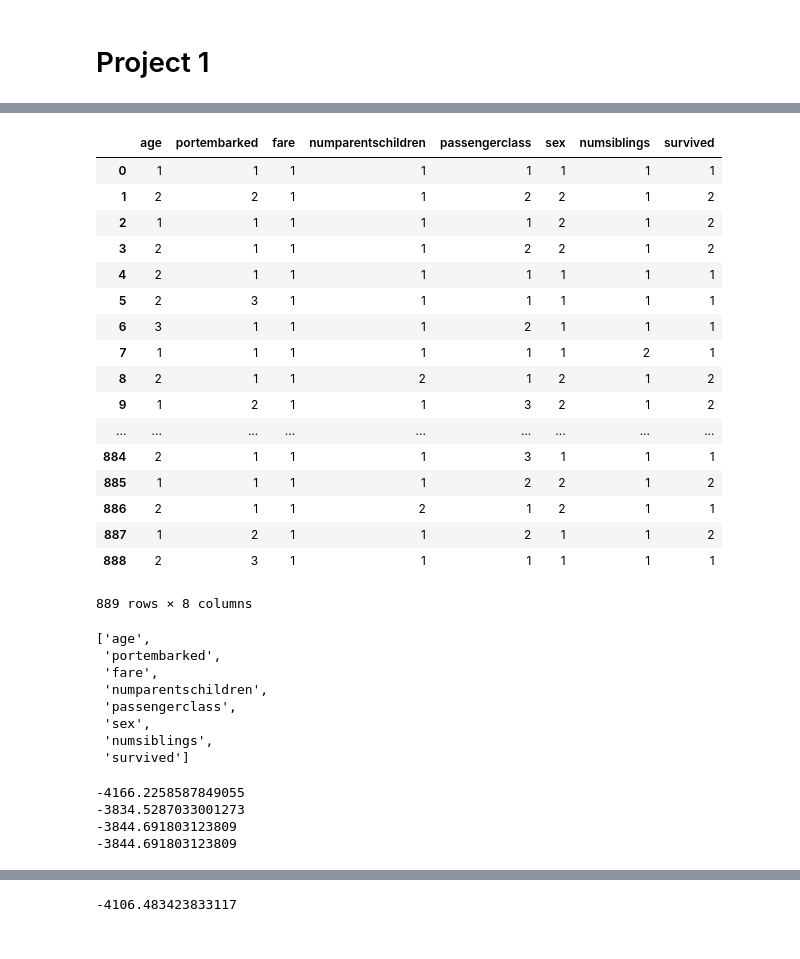
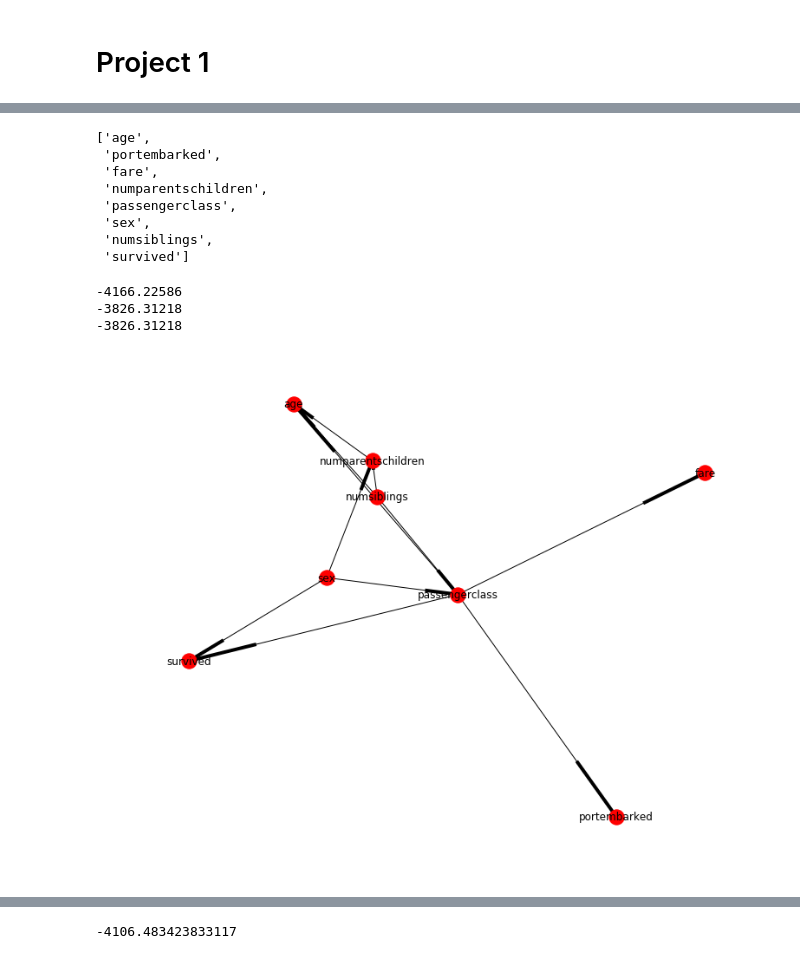
Before and after one commit to christydennison/cs229, a Jupyter notebook: project1.ipynb, the cells around one changed output, grey strips where cells are left out. Saved outputs shown, nothing was run; the diff lists cells and outputs as text; code cells hidden in the pictures.

```diff
--- a/project1.ipynb
+++ b/project1.ipynb
@@ -25,25 +22,5 @@ The autoreload extension is already loaded. To reload it, use:
 # %%
 smallDf = pandas.read_csv('small.csv')
-smallDf
-# %% [output]
-|  | age | portembarked | fare | numparentschildren | passengerclass | sex | numsiblings | survived |
-| 0 | 1 | 1 | 1 | 1 | 1 | 1 | 1 | 1 |
-| 1 | 2 | 2 | 1 | 1 | 2 | 2 | 1 | 2 |
-| 2 | 1 | 1 | 1 | 1 | 1 | 2 | 1 | 2 |
-| 3 | 2 | 1 | 1 | 1 | 2 | 2 | 1 | 2 |
-| 4 | 2 | 1 | 1 | 1 | 1 | 1 | 1 | 1 |
-| 5 | 2 | 3 | 1 | 1 | 1 | 1 | 1 | 1 |
-| 6 | 3 | 1 | 1 | 1 | 2 | 1 | 1 | 1 |
-| 7 | 1 | 1 | 1 | 1 | 1 | 1 | 2 | 1 |
-| 8 | 2 | 1 | 1 | 2 | 1 | 2 | 1 | 2 |
-| 9 | 1 | 2 | 1 | 1 | 3 | 2 | 1 | 2 |
-| ... | ... | ... | ... | ... | ... | ... | ... | ... |
-| 884 | 2 | 1 | 1 | 1 | 3 | 1 | 1 | 1 |
-| 885 | 1 | 1 | 1 | 1 | 2 | 2 | 1 | 2 |
-| 886 | 2 | 1 | 1 | 2 | 1 | 2 | 1 | 1 |
-| 887 | 1 | 2 | 1 | 1 | 2 | 1 | 1 | 2 |
-| 888 | 2 | 3 | 1 | 1 | 1 | 1 | 1 | 1 |
-889 rows × 8 columns
 # %%
 list(smallDf)
 # %% [output]
@@ -135,13 +152,16 @@ def has_cycle(g):
 # %%
-og = initialize(smallDf)
-print(bayes_score(og, smallDf))
+sg = initialize(smallDf)
+print(bayes_score(sg, smallDf))
 
-tg, best_score = k2(og, smallDf, 2)
+osg, best_score = local_search(sg, smallDf, iters=2, debug=False)
 
 print(best_score)
-print(bayes_score(tg, smallDf))
+print(bayes_score(osg, smallDf))
+
+nx.draw(osg, with_labels=True)
+plt.show()
 # %% [output]
--4166.2258587849055
--3834.5287033001273
--3844.691803123809
--3844.691803123809
+-4166.22586
+-3826.31218
+-3826.31218
+[figure, added]
```
Also changed, not shown: parts of 15 cells of this notebook, 2 other files.
